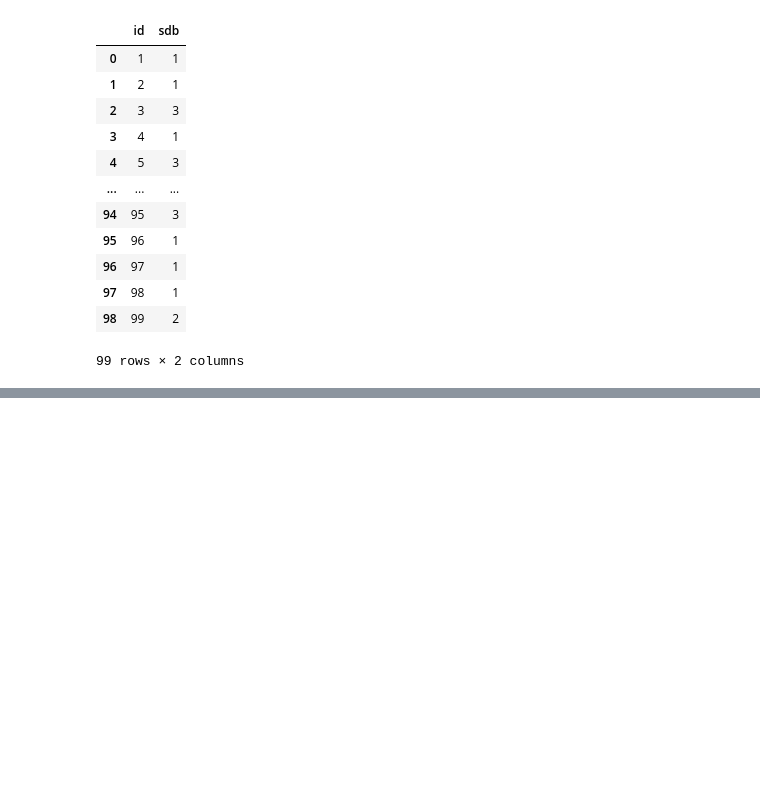
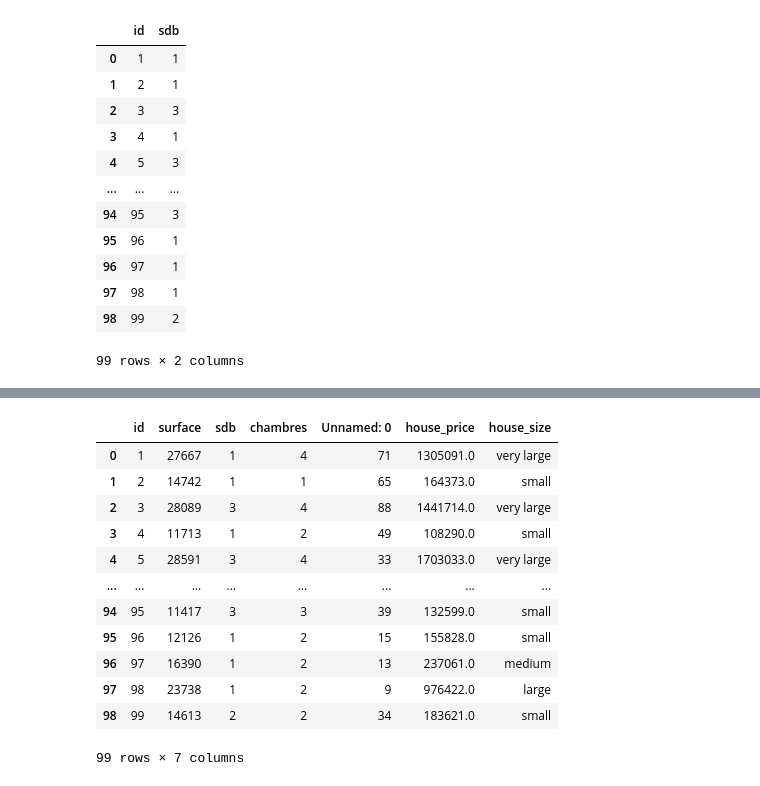
Before and after one commit to Quentin1917/ExploratoryDataAnalysis, a Jupyter notebook: J1/ExerciceJ1.ipynb, the cells around one changed output, grey strips where cells are left out. Saved outputs shown, nothing was run; the diff lists cells and outputs as text; code cells hidden in the pictures; blank space fills up the shorter version.

```diff
--- a/J1/ExerciceJ1.ipynb
+++ b/J1/ExerciceJ1.ipynb
@@ -148,0 +194,21 @@ SyntaxError: invalid syntax (2642985917.py, line 1)
+# %%
+ df['house_size'] = df['surface'].apply(lambda x : 'very large' if x > 25000
+                                                 else 'large' if (x > 20000) and (x <= 25000)
+                                                 else 'medium' if (x > 15000) and (x <= 20000)
+                                                else 'small' if (x > 10000) and (x <= 15000)
+                                                else 'very small')
+display(df)
+# %% [output]
+|  | id | surface | sdb | chambres | Unnamed: 0 | house_price | house_size |
+| 0 | 1 | 27667 | 1 | 4 | 71 | 1305091.0 | very large |
+| 1 | 2 | 14742 | 1 | 1 | 65 | 164373.0 | small |
+| 2 | 3 | 28089 | 3 | 4 | 88 | 1441714.0 | very large |
+| 3 | 4 | 11713 | 1 | 2 | 49 | 108290.0 | small |
+| 4 | 5 | 28591 | 3 | 4 | 33 | 1703033.0 | very large |
+| ... | ... | ... | ... | ... | ... | ... | ... |
+| 94 | 95 | 11417 | 3 | 3 | 39 | 132599.0 | small |
+| 95 | 96 | 12126 | 1 | 2 | 15 | 155828.0 | small |
+| 96 | 97 | 16390 | 1 | 2 | 13 | 237061.0 | medium |
+| 97 | 98 | 23738 | 1 | 2 | 9 | 976422.0 | large |
+| 98 | 99 | 14613 | 2 | 2 | 34 | 183621.0 | small |
+99 rows × 7 columns
```
Also changed, not shown: parts of 9 cells of this notebook.
